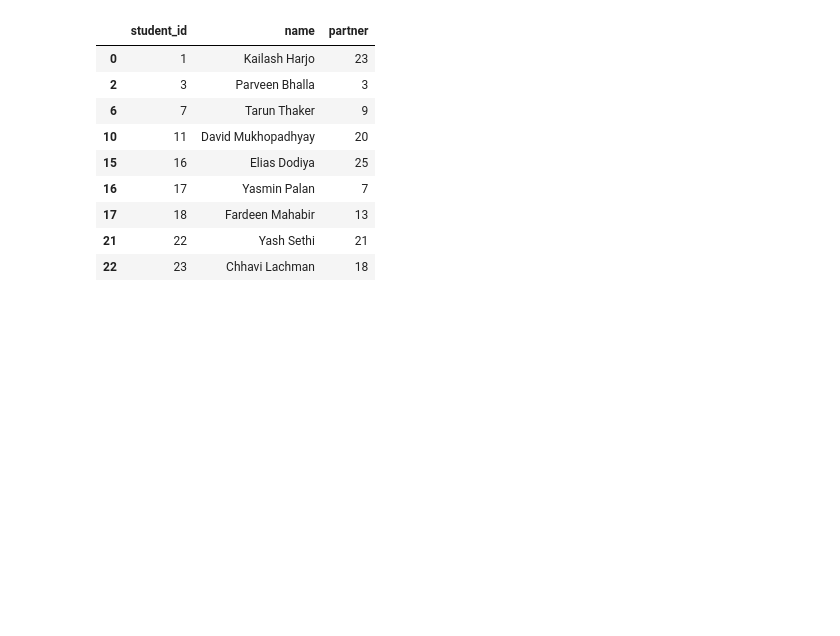
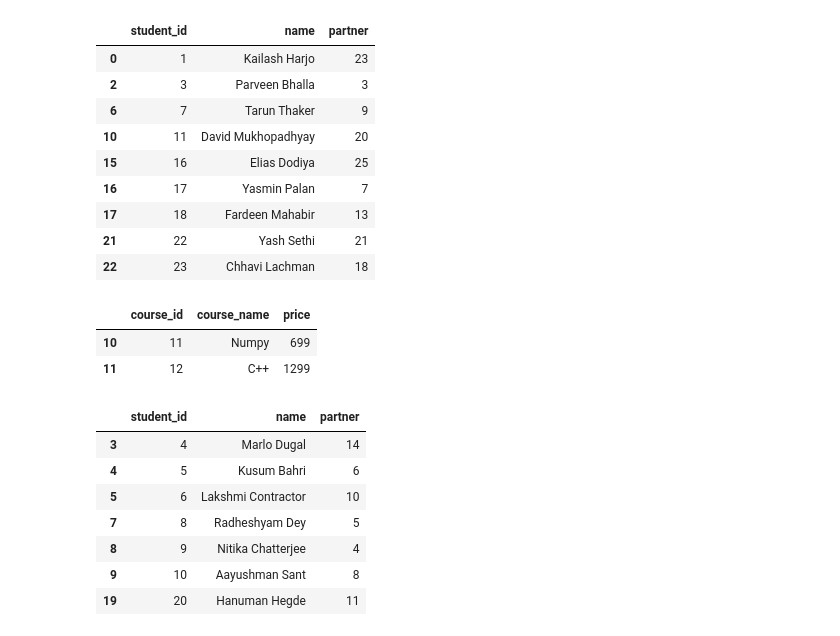
Before and after one commit to shafaq-aslam/pandas-lab, a Jupyter notebook: Merging, Joining, and Concatenating/Practice_Questions.ipynb, the cells around one changed output. Saved outputs shown, nothing was run; the diff lists cells and outputs as text; code cells hidden in the pictures; blank space fills up the shorter version.

```diff
--- a/Merging, Joining, and Concatenating/Practice_Questions.ipynb
+++ b/Merging, Joining, and Concatenating/Practice_Questions.ipynb
@@ -77,8 +77,25 @@ students[students['student_id'].isin(common_student_id)]
 | 22 | 23 | Chhavi Lachman | 18 |
 # %%
 # 6. find course that got no enrollment
+course_id_list = np.setdiff1d(courses['course_id'], registrations['course_id'])
+courses[courses['course_id'].isin(course_id_list)]
+# %% [output]
+|  | course_id | course_name | price |
+| 10 | 11 | Numpy | 699 |
+| 11 | 12 | C++ | 1299 |
 # %%
 # 7. find students who did not enroll into any courses
+student_id_list = np.setdiff1d(students['student_id'], registrations['student_id'])
+students[students['student_id'].isin(student_id_list)]
+# %% [output]
+|  | student_id | name | partner |
+| 3 | 4 | Marlo Dugal | 14 |
+| 4 | 5 | Kusum Bahri | 6 |
+| 5 | 6 | Lakshmi Contractor | 10 |
+| 7 | 8 | Radheshyam Dey | 5 |
+| 8 | 9 | Nitika Chatterjee | 4 |
+| 9 | 10 | Aayushman Sant | 8 |
+| 19 | 20 | Hanuman Hegde | 11 |
 # %%
 # 8. Print student name -- partner name for all enrolled students
 # %%
```
